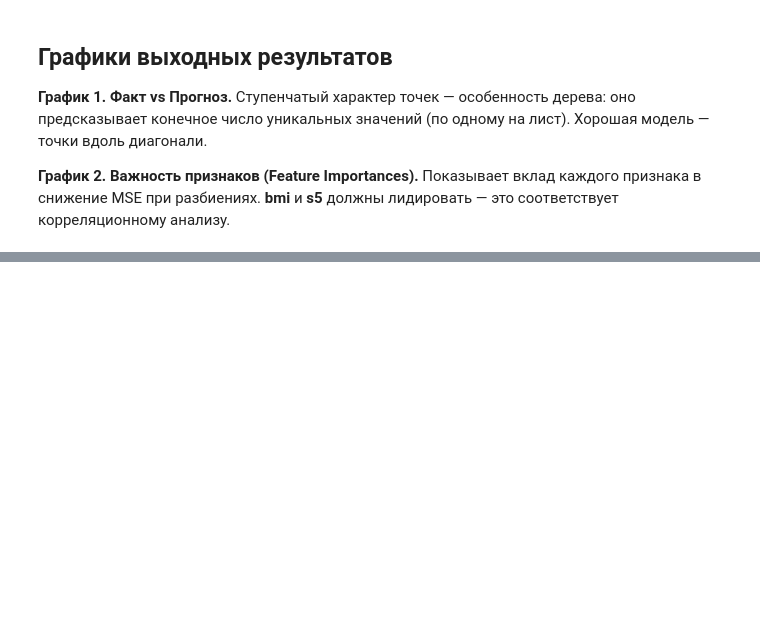
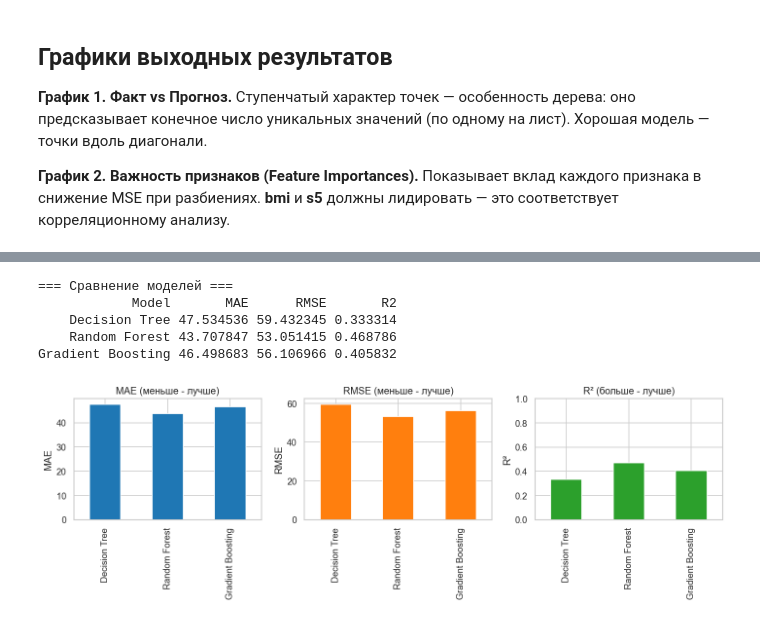
Before and after one commit to phys-dev/ml-recipe-book, a Jupyter notebook: notebooks/03_regression_tree.ipynb, the cells around one changed output, grey strips where cells are left out. Saved outputs shown, nothing was run; the diff lists cells and outputs as text; code cells hidden in the pictures; blank space fills up the shorter version.

```diff
--- a/notebooks/03_regression_tree.ipynb
+++ b/notebooks/03_regression_tree.ipynb
@@ -194,7 +214,7 @@ model = tree_search.best_estimator_
 - **RMSE** — штрафует крупные ошибки сильнее MAE;
 - **R²** — 1.0 идеально, значения 0.4–0.6 типичны для дерева с ограниченной глубиной на этом датасете.
 # %%
-y_pred = model.predict(X_test)
+y_pred = model.predict(X_test_poly)
 
 mae = mean_absolute_error(y_test, y_pred)
 mse = mean_squared_error(y_test, y_pred)
@@ -244,0 +356,41 @@ plt.show()
+# %%
+# Сводная таблица метрик
+metrics_df = pd.DataFrame({
+    "Model": ["Decision Tree", "Random Forest", "Gradient Boosting"],
+    "MAE": [mae, rf_mae, gb_mae],
+    "RMSE": [rmse, rf_rmse, gb_rmse],
+    "R2": [r2, rf_r2, gb_r2],
+})
+
+print("\n=== Сравнение моделей ===")
+print(metrics_df.to_string(index=False))
+# %% [output]
+=== Сравнение моделей ===
+            Model       MAE      RMSE       R2
+    Decision Tree 47.534536 59.432345 0.333314
+    Random Forest 43.707847 53.051415 0.468786
+Gradient Boosting 46.498683 56.106966 0.405832
+# %%
+# Визуализация сравнения метрик
+fig, axes = plt.subplots(1, 3, figsize=(12, 4))
+
+metrics_df.plot(x="Model", y="MAE", kind="bar", ax=axes[0], color=PRIMARY_COLOR, legend=False)
+axes[0].set_title("MAE (меньше - лучше)")
+axes[0].set_ylabel("MAE")
+axes[0].set_xlabel("")
+
+metrics_df.plot(x="Model", y="RMSE", kind="bar", ax=axes[1], color=SECONDARY_COLOR, legend=False)
+axes[1].set_title("RMSE (меньше - лучше)")
+axes[1].set_ylabel("RMSE")
+axes[1].set_xlabel("")
+
+metrics_df.plot(x="Model", y="R2", kind="bar", ax=axes[2], color="#2ca02c", legend=False)
+axes[2].set_title("R² (больше - лучше)")
+axes[2].set_ylabel("R²")
+axes[2].set_xlabel("")
+axes[2].set_ylim([0, 1])
+
+plt.tight_layout()
+plt.show()
+# %% [output]
+[figure, added]
```
Also changed, not shown: parts of 17 cells of this notebook.
